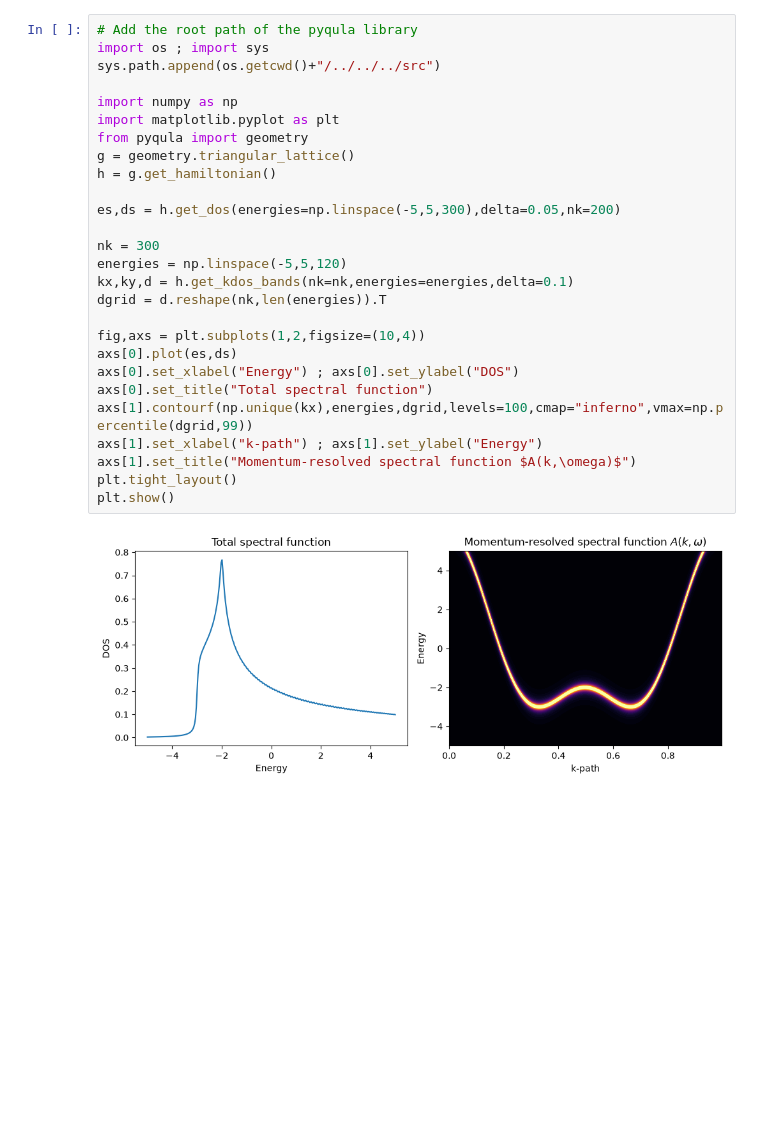
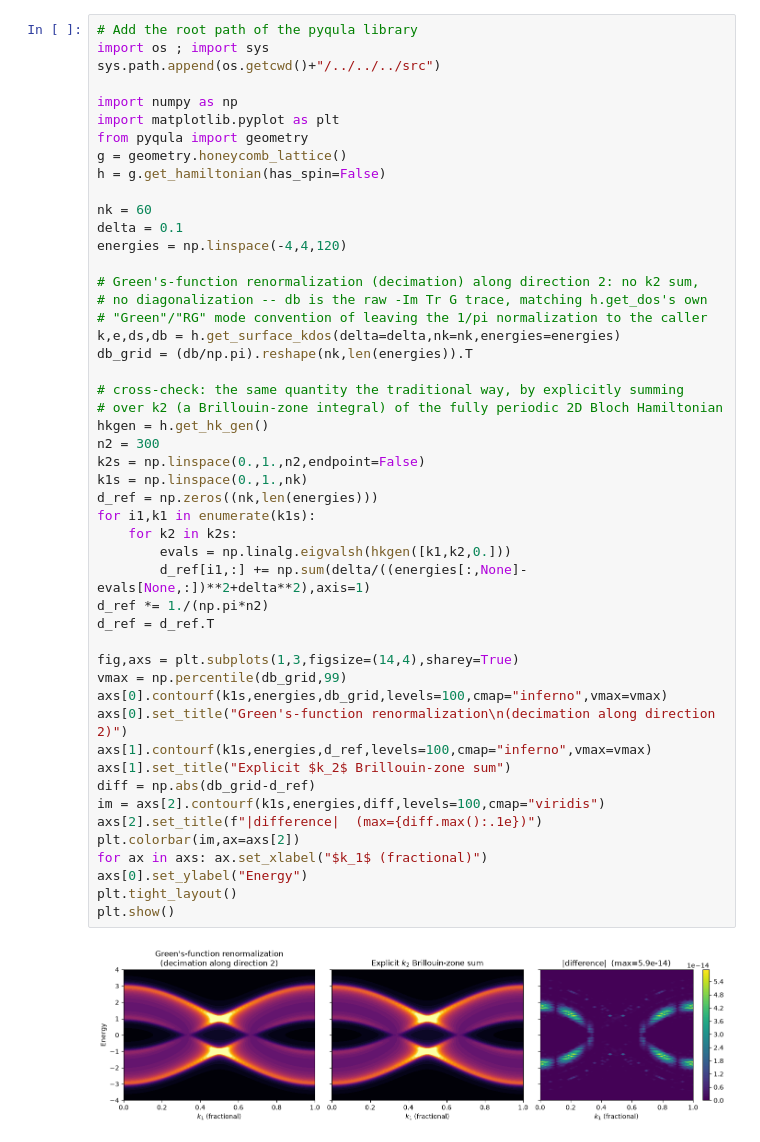
Before and after one commit to joselado/pyqula, a Jupyter notebook: jupyter-notebooks/functionalities/spectral_functions/01_spectral_infinite.ipynb, the cells around one changed output. Saved outputs shown, nothing was run; the diff lists cells and outputs as text; blank space fills up the shorter version.

```diff
--- a/jupyter-notebooks/functionalities/spectral_functions/01_spectral_infinite.ipynb
+++ b/jupyter-notebooks/functionalities/spectral_functions/01_spectral_infinite.ipynb
@@ -9,29 +18,51 @@ broadening (or interactions/disorder) smear the delta functions into finite-widt
 # %%
 # Add the root path of the pyqula library
 import os ; import sys
 sys.path.append(os.getcwd()+"/../../../src")
 
 import numpy as np
 import matplotlib.pyplot as plt
 from pyqula import geometry
-g = geometry.triangular_lattice()
-h = g.get_hamiltonian()
+g = geometry.honeycomb_lattice()
+h = g.get_hamiltonian(has_spin=False)
 
-es,ds = h.get_dos(energies=np.linspace(-5,5,300),delta=0.05,nk=200)
+nk = 60
+delta = 0.1
+energies = np.linspace(-4,4,120)
 
-nk = 300
-energies = np.linspace(-5,5,120)
-kx,ky,d = h.get_kdos_bands(nk=nk,energies=energies,delta=0.1)
-dgrid = d.reshape(nk,len(energies)).T
+# Green's-function renormalization (decimation) along direction 2: no k2 sum,
+# no diagonalization -- db is the raw -Im Tr G trace, matching h.get_dos's own
+# "Green"/"RG" mode convention of leaving the 1/pi normalization to the caller
+k,e,ds,db = h.get_surface_kdos(delta=delta,nk=nk,energies=energies)
+db_grid = (db/np.pi).reshape(nk,len(energies)).T
 
-fig,axs = plt.subplots(1,2,figsize=(10,4))
-axs[0].plot(es,ds)
-axs[0].set_xlabel("Energy") ; axs[0].set_ylabel("DOS")
-axs[0].set_title("Total spectral function")
-axs[1].contourf(np.unique(kx),energies,dgrid,levels=100,cmap="inferno",vmax=np.percentile(dgrid,99))
-axs[1].set_xlabel("k-path") ; axs[1].set_ylabel("Energy")
-axs[1].set_title("Momentum-resolved spectral function $A(k,\omega)$")
+# cross-check: the same quantity the traditional way, by explicitly summing
+# over k2 (a Brillouin-zone integral) of the fully periodic 2D Bloch Hamiltonian
+hkgen = h.get_hk_gen()
+n2 = 300
+k2s = np.linspace(0.,1.,n2,endpoint=False)
+k1s = np.linspace(0.,1.,nk)
+d_ref = np.zeros((nk,len(energies)))
+for i1,k1 in enumerate(k1s):
+    for k2 in k2s:
+        evals = np.linalg.eigvalsh(hkgen([k1,k2,0.]))
+        d_ref[i1,:] += np.sum(delta/((energies[:,None]-evals[None,:])**2+delta**2),axis=1)
+d_ref *= 1./(np.pi*n2)
+d_ref = d_ref.T
+
+fig,axs = plt.subplots(1,3,figsize=(14,4),sharey=True)
+vmax = np.percentile(db_grid,99)
+axs[0].contourf(k1s,energies,db_grid,levels=100,cmap="inferno",vmax=vmax)
+axs[0].set_title("Green's-function renormalization\n(decimation along direction 2)")
+axs[1].contourf(k1s,energies,d_ref,levels=100,cmap="inferno",vmax=vmax)
+axs[1].set_title("Explicit $k_2$ Brillouin-zone sum")
+diff = np.abs(db_grid-d_ref)
+im = axs[2].contourf(k1s,energies,diff,levels=100,cmap="viridis")
+axs[2].set_title(f"|difference|  (max={diff.max():.1e})")
+plt.colorbar(im,ax=axs[2])
+for ax in axs: ax.set_xlabel("$k_1$ (fractional)")
+axs[0].set_ylabel("Energy")
 plt.tight_layout()
 plt.show()
 # %% [output]
-[figure, old version]
+[figure, new version]
```
Also changed, not shown: parts of 1 cell of this notebook, 2 other files.
